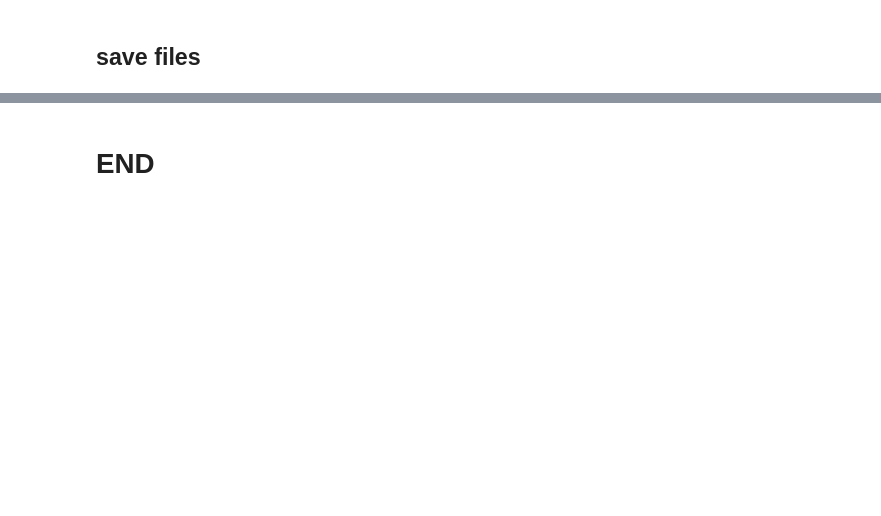
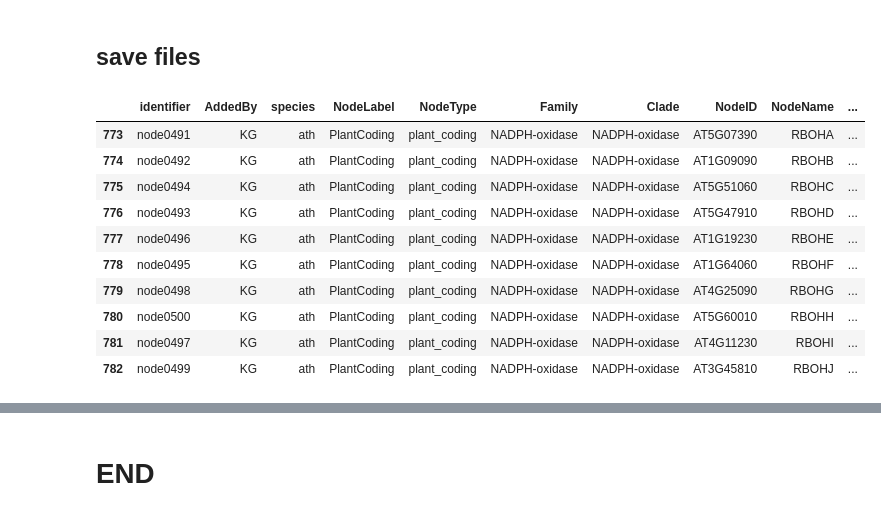
Before and after one commit to NIB-SI/skm-neo4j, a Jupyter notebook: work/p2-import-components.ipynb, the cells around one changed output, grey strips where cells are left out. Cells and saved outputs as stored; diff of their text form; code cells hidden in the pictures; blank space fills up the shorter version.

```diff
--- a/work/p2-import-components.ipynb
+++ b/work/p2-import-components.ipynb
@@ -360,6 +387,20 @@ for t in family_node_labels:
     print(t, "\t", qr.stats()['nodes_created'])
 # %% [markdown]
 ## save files
+# %%
+df_bioelements[df_bioelements['Clade'] =='NADPH-oxidase']
+# %% [output]
+|  | identifier | AddedBy | species | NodeLabel | NodeType | Family | Clade | NodeID | NodeName | ... |
+| 773 | node0491 | KG | ath | PlantCoding | plant_coding | NADPH-oxidase | NADPH-oxidase | AT5G07390 | RBOHA | ... |
+| 774 | node0492 | KG | ath | PlantCoding | plant_coding | NADPH-oxidase | NADPH-oxidase | AT1G09090 | RBOHB | ... |
+| 775 | node0494 | KG | ath | PlantCoding | plant_coding | NADPH-oxidase | NADPH-oxidase | AT5G51060 | RBOHC | ... |
+| 776 | node0493 | KG | ath | PlantCoding | plant_coding | NADPH-oxidase | NADPH-oxidase | AT5G47910 | RBOHD | ... |
+| 777 | node0496 | KG | ath | PlantCoding | plant_coding | NADPH-oxidase | NADPH-oxidase | AT1G19230 | RBOHE | ... |
+| 778 | node0495 | KG | ath | PlantCoding | plant_coding | NADPH-oxidase | NADPH-oxidase | AT1G64060 | RBOHF | ... |
+| 779 | node0498 | KG | ath | PlantCoding | plant_coding | NADPH-oxidase | NADPH-oxidase | AT4G25090 | RBOHG | ... |
+| 780 | node0500 | KG | ath | PlantCoding | plant_coding | NADPH-oxidase | NADPH-oxidase | AT5G60010 | RBOHH | ... |
+| 781 | node0497 | KG | ath | PlantCoding | plant_coding | NADPH-oxidase | NADPH-oxidase | AT4G11230 | RBOHI | ... |
+| 782 | node0499 | KG | ath | PlantCoding | plant_coding | NADPH-oxidase | NADPH-oxidase | AT3G45810 | RBOHJ | ... |
 # %%
 file_name = parsed_path / "bio_elements.tsv"
 df_bioelements.to_csv(file_name, sep="\t", index=False)
```
Also changed, not shown: parts of 9 cells of this notebook, 4 other files.
